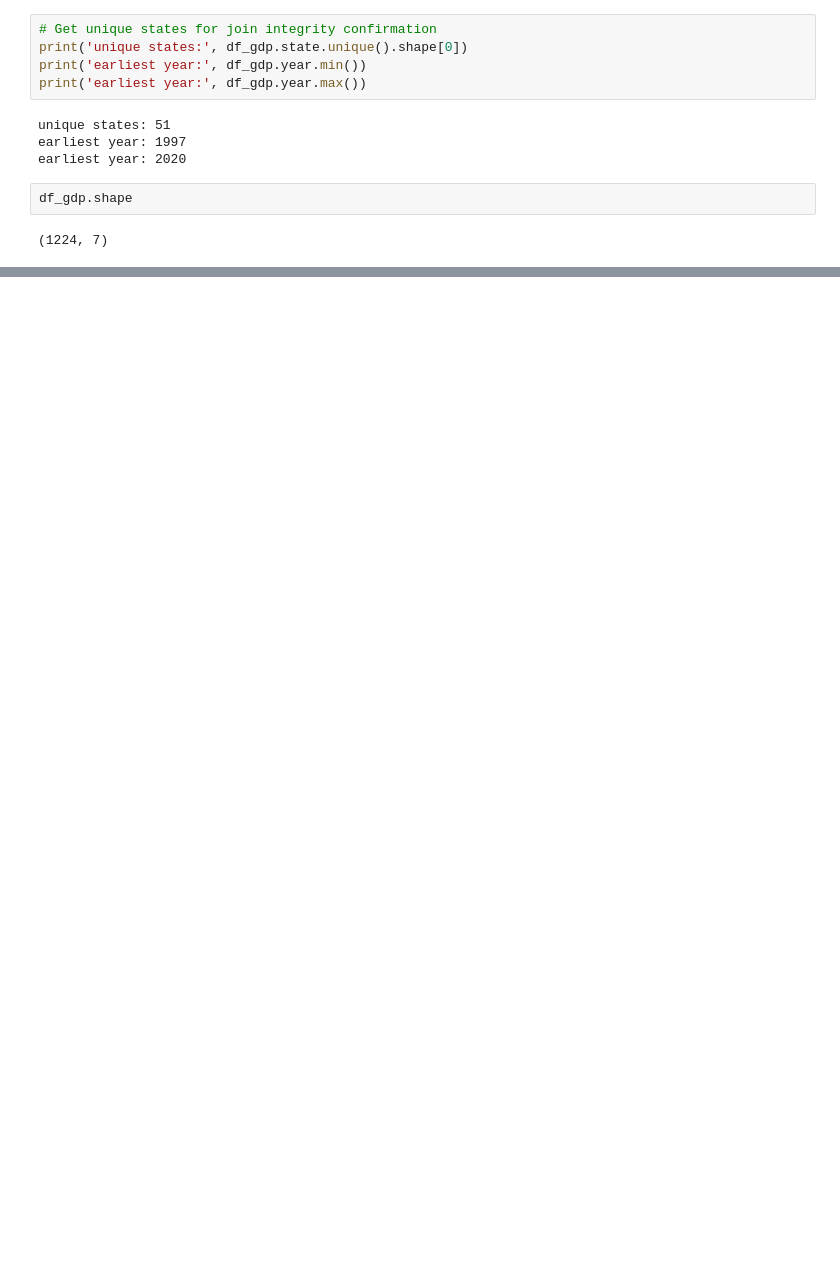
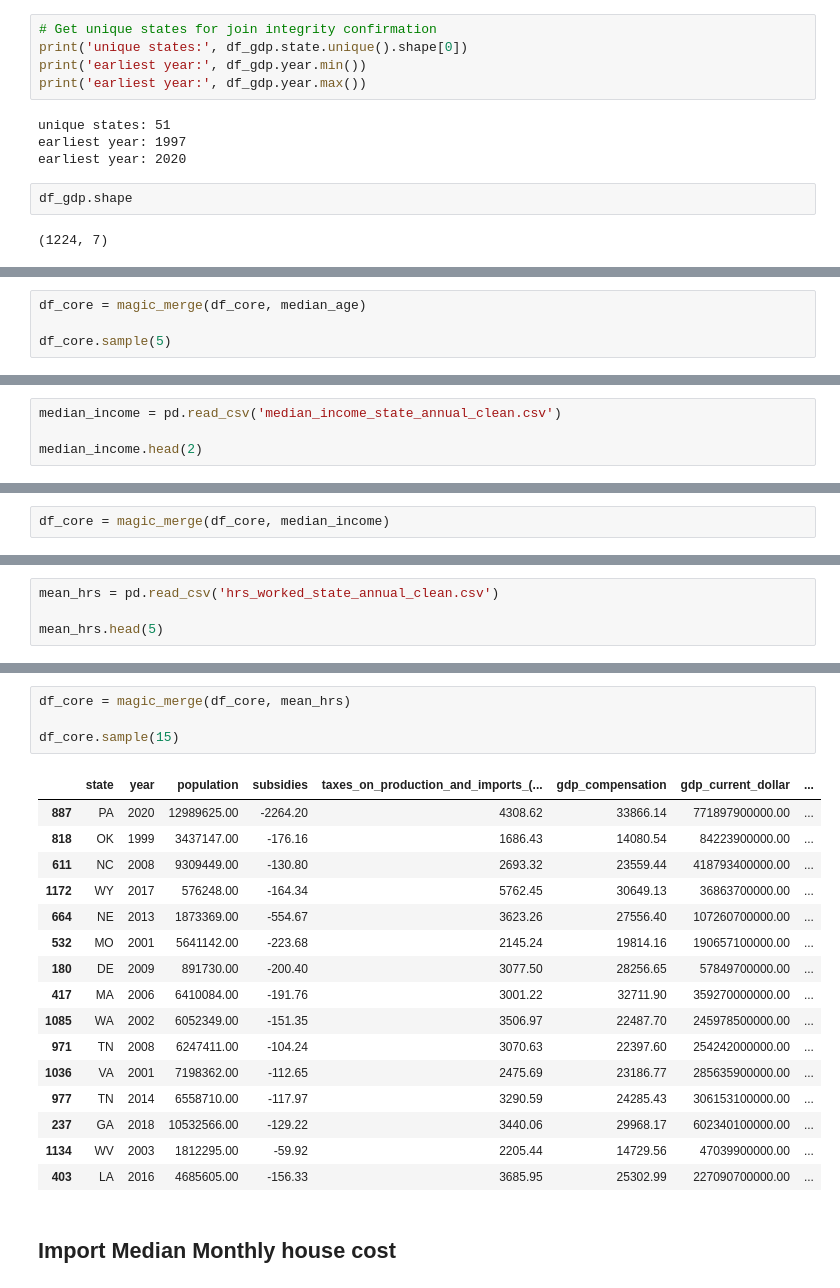
Before and after one commit to adfrisealach/320_final_project, a Jupyter notebook: Integration_workspace.ipynb, the cells around one changed output, grey strips where cells are left out. Drawn from its saved outputs; the diff is of its cells as text; blank space fills up the shorter version.

```diff
--- a/Integration_workspace.ipynb
+++ b/Integration_workspace.ipynb
@@ -74,0 +149,4 @@ df_core = df_gdp.merge(df_pop, how='inner', on=['state','year'])
+# %%
+df_core = magic_merge(df_core, median_age)
+
+df_core.sample(5)
@@ -74,0 +162,4 @@ df_core = df_gdp.merge(df_pop, how='inner', on=['state','year'])
+# %%
+median_income = pd.read_csv('median_income_state_annual_clean.csv')
+
+median_income.head(2)
@@ -74,0 +170,2 @@ df_core = df_gdp.merge(df_pop, how='inner', on=['state','year'])
+# %%
+df_core = magic_merge(df_core, median_income)
@@ -74,0 +174,4 @@ df_core = df_gdp.merge(df_pop, how='inner', on=['state','year'])
+# %%
+mean_hrs = pd.read_csv('hrs_worked_state_annual_clean.csv')
+
+mean_hrs.head(5)
@@ -74,0 +185,23 @@ df_core = df_gdp.merge(df_pop, how='inner', on=['state','year'])
+# %%
+df_core = magic_merge(df_core, mean_hrs)
+
+df_core.sample(15)
+# %% [output]
+|  | state | year | population | subsidies | taxes_on_production_and_imports_(... | gdp_compensation | gdp_current_dollar | ... |
+| 887 | PA | 2020 | 12989625.00 | -2264.20 | 4308.62 | 33866.14 | 771897900000.00 | ... |
+| 818 | OK | 1999 | 3437147.00 | -176.16 | 1686.43 | 14080.54 | 84223900000.00 | ... |
+| 611 | NC | 2008 | 9309449.00 | -130.80 | 2693.32 | 23559.44 | 418793400000.00 | ... |
+| 1172 | WY | 2017 | 576248.00 | -164.34 | 5762.45 | 30649.13 | 36863700000.00 | ... |
+| 664 | NE | 2013 | 1873369.00 | -554.67 | 3623.26 | 27556.40 | 107260700000.00 | ... |
+| 532 | MO | 2001 | 5641142.00 | -223.68 | 2145.24 | 19814.16 | 190657100000.00 | ... |
+| 180 | DE | 2009 | 891730.00 | -200.40 | 3077.50 | 28256.65 | 57849700000.00 | ... |
+| 417 | MA | 2006 | 6410084.00 | -191.76 | 3001.22 | 32711.90 | 359270000000.00 | ... |
+| 1085 | WA | 2002 | 6052349.00 | -151.35 | 3506.97 | 22487.70 | 245978500000.00 | ... |
+| 971 | TN | 2008 | 6247411.00 | -104.24 | 3070.63 | 22397.60 | 254242000000.00 | ... |
+| 1036 | VA | 2001 | 7198362.00 | -112.65 | 2475.69 | 23186.77 | 285635900000.00 | ... |
+| 977 | TN | 2014 | 6558710.00 | -117.97 | 3290.59 | 24285.43 | 306153100000.00 | ... |
+| 237 | GA | 2018 | 10532566.00 | -129.22 | 3440.06 | 29968.17 | 602340100000.00 | ... |
+| 1134 | WV | 2003 | 1812295.00 | -59.92 | 2205.44 | 14729.56 | 47039900000.00 | ... |
+| 403 | LA | 2016 | 4685605.00 | -156.33 | 3685.95 | 25302.99 | 227090700000.00 | ... |
+# %% [markdown]
+## Import Median Monthly house cost
```
Also changed, not shown: parts of 105 cells of this notebook, 47 other files.
